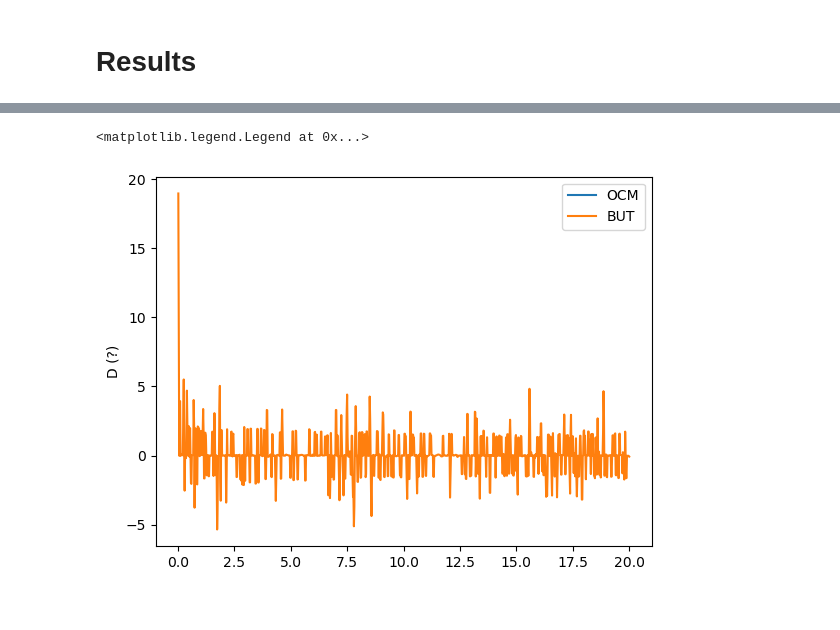
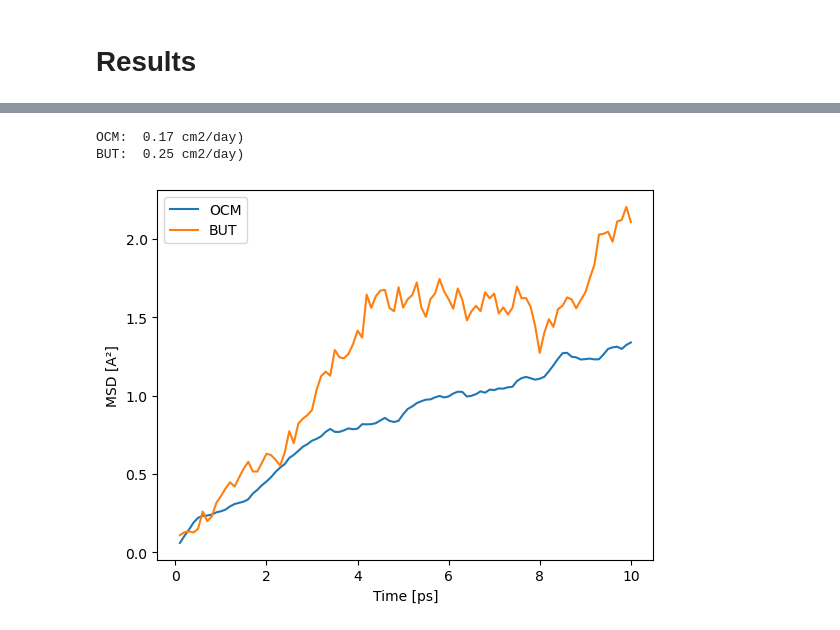
Before and after one commit to EnglishBeach/MolecularModeling, a Jupyter notebook: Find_D/D.ipynb, the cells around one changed output, grey strips where cells are left out. Saved outputs shown, nothing was run; the diff lists cells and outputs as text; code cells hidden in the pictures.

Commit message:
simulation done

```diff
--- a/Find_D/D.ipynb
+++ b/Find_D/D.ipynb
@@ -29,20 +30,19 @@ with io.capture_output() as captured:
 # %% [markdown]
 # Build
 # %%
-class MoleculesTypes(IntEnum):
-    butanol = 0
-    ocm = 1
-    dmag = 2
-    peta = 3
+class Mol(Enum):
+    butanol = 'butanol'
+    ocm = 'ocm'
+    dmag = 'dmag'
+    peta = 'peta'
 
 
 RD_MOLECULES = {
-    MoleculesTypes.ocm: Chem.MolFromSmiles(
-        "CC(C(OCCOC(OCCOCCOC(OCCOC(C(C)=C)=O)=O)=O)=O)=C"
-    ),
-    MoleculesTypes.dmag: Chem.MolFromSmiles("C=C(C)C(OCCOC(C(C)=C)=O)=O"),
-    MoleculesTypes.peta: Chem.MolFromSmiles("C=CC(OCC(COC(C=C)=O)(COC(C=C)=O)CO)=O"),
-    MoleculesTypes.butanol: Chem.MolFromSmiles("OCCCC"),
+    Mol.ocm:
+    Chem.MolFromSmiles("CC(C(OCCOC(OCCOCCOC(OCCOC(C(C)=C)=O)=O)=O)=O)=C"),
+    Mol.dmag: Chem.MolFromSmiles("C=C(C)C(OCCOC(C(C)=C)=O)=O"),
+    Mol.peta: Chem.MolFromSmiles("C=CC(OCC(COC(C=C)=O)(COC(C=C)=O)CO)=O"),
+    Mol.butanol: Chem.MolFromSmiles("OCCCC"),
 }
 
 OFF_MOLECULES = {}
@@ -72,7 +72,7 @@ class Box:
     box = None
     ff = toolkit.ForceField("openff_unconstrained-2.1.0.offxml")
 
-    def __init__(self, x, rho, substance: MoleculesTypes):
+    def __init__(self, x, rho, substance: Mol):
         self.solvent_n = int(x)
         self.substance_n = int((100 - x))
         self.substance = substance
@@ -82,7 +82,7 @@ class Box:
         return f"<Box: {self.substance}= {self.substance_n} ({self.solvent_n}), rho={self.rho} mg/cm3>"
 
     def pack(self, tol=0.5):
-        solvent = OFF_MOLECULES[MoleculesTypes.butanol]
+        solvent = OFF_MOLECULES[Mol.butanol]
         substance = OFF_MOLECULES[self.substance]
         if self.substance_n == 0:
             molecules = [solvent]
@@ -191,7 +191,7 @@ boxes
 # %% [output]
 []
 # %%
-b = Box.load("boxes/box_butanol_100_1000.json")
+b = Box.load("boxes/box_ocm_12_1580.json")
 with io.capture_output() as captured:
     view = b.box.visualize()
 # view
@@ -256,0 +303,4 @@ sim.step(10000)
+# %%
+simulation, traj_path, msdReporter = create_simulation(b, dt=1)
+print('Product')
+simulation.step(10000)
@@ -288,20 +324,17 @@ import numpy as np
-# %%
-# ocm
-x = df_ocm["Time"]
-y = df_ocm["OCM"]
-d = np.gradient(y, x) / 6
-
-fig, ax = plt.subplots()
-ax.plot(x, d, label="OCM")
-
-x = df_but["Time"]
-y = df_but["BUT"]
-d = np.gradient(y, x) / 6
-
-ax.plot(x, d, label="BUT")
-ax.set_ylabel("D (?)")
-
-ax.legend()
-# %% [output]
-<matplotlib.legend.Legend at 0x...>
-[figure, removed]
+# %%
+df = msdReporter.df
+
+for mol_type in list(df.columns)[1:]:
+    linear_model = linregress(df['Time'], df[mol_type])
+    slope = linear_model.slope
+    plt.plot(df['Time']*10**12, df[mol_type]*10**16,label=mol_type)
+    D = slope / 6*24*60*60
+    print(f'{mol_type}: {D: >5.2f} cm2/day)')
+
+plt.xlabel('Time [ps]')
+plt.ylabel('MSD [A²]')
+plt.legend();
+# %% [output]
+OCM:  0.17 cm2/day)
+BUT:  0.25 cm2/day)
+[figure, added]
```
Also changed, not shown: parts of 11 cells of this notebook.
